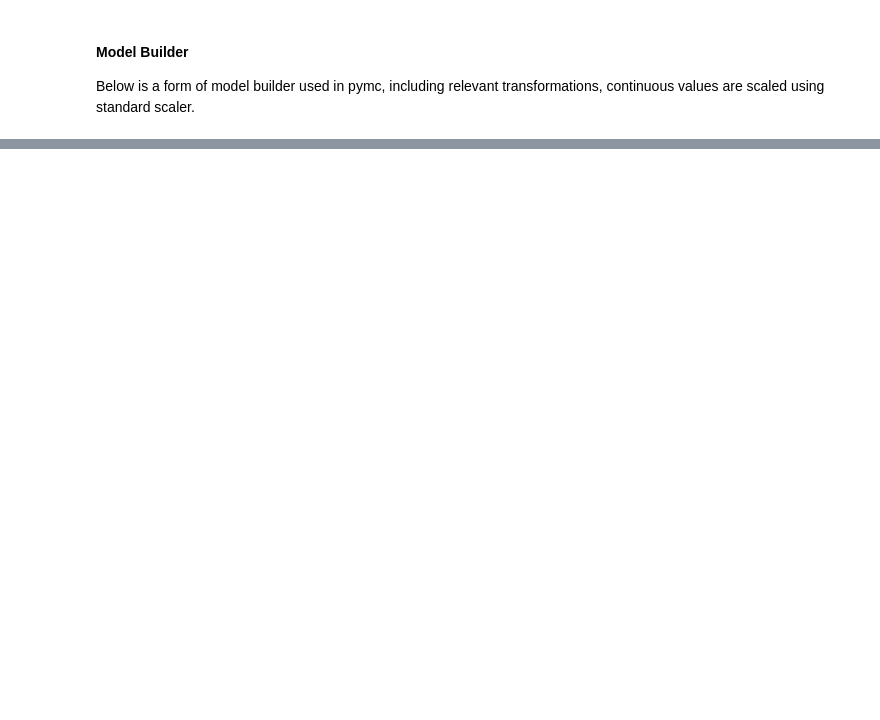
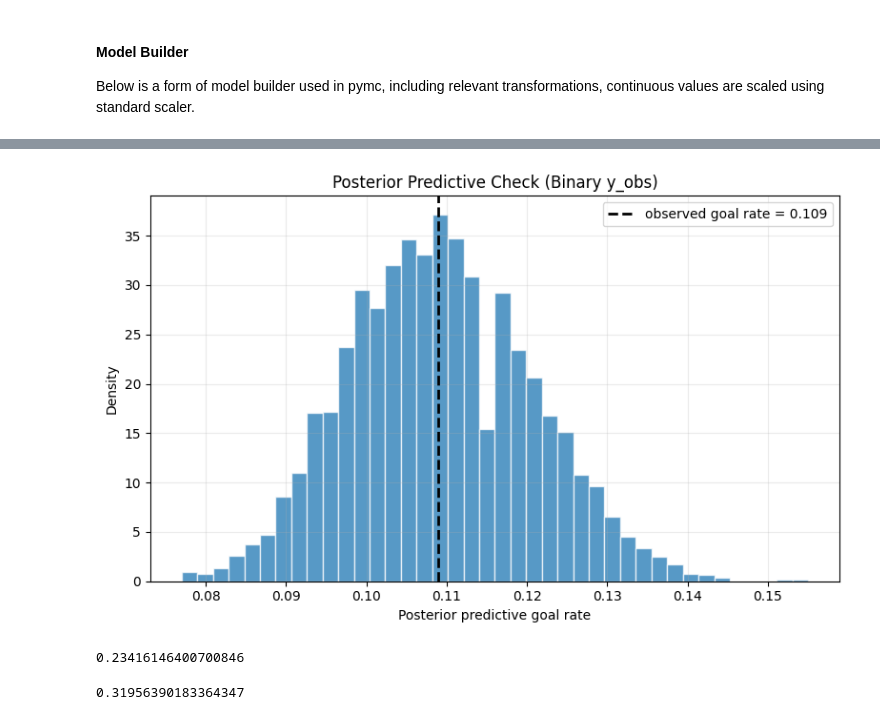
Before and after one commit to addybrown/DataScienceProjects, a Jupyter notebook: BayesianXgModel/model.ipynb, the cells around one changed output, grey strips where cells are left out. Saved outputs shown, nothing was run; the diff lists cells and outputs as text; code cells hidden in the pictures; blank space fills up the shorter version.

Commit message:
fix to bayesian xg model

```diff
--- a/BayesianXgModel/model.ipynb
+++ b/BayesianXgModel/model.ipynb
@@ -736,0 +664,8 @@ class BayesianXg:
+# %%
+df = pd.read_csv("data/bayesian_sample_data.csv")[:1000]
+df_non_missing = pd.read_csv("data/bayesian_model_non_missing.csv")[:1000]
+df_only_xy = pd.read_csv("data/bayesian_only_xy.csv")[:1000]
+# %%
+bayesian_xg = BayesianXg(method="nutpie")
+# %%
+bayesian_xg.fit(df, target_col="is_goal")
@@ -736,0 +685,3 @@ class BayesianXg:
+# %%
+pps_full = bayesian_xg._posterior_predict_sampling(df, target_col="is_goal", n_samples=1000)
+pps_xy = bayesian_xg._posterior_predict_sampling(df_only_xy, target_col="is_goal", n_samples=1000)
@@ -736,0 +735,25 @@ class BayesianXg:
+# %%
+# Binary PPC check without sample_dims issues
+import numpy as np
+import matplotlib.pyplot as plt
+
+idata_pps_full = pps_full if hasattr(pps_full, "posterior_predictive") else pps_full.to_inference_data()
+
+y_obs = np.asarray(idata_pps_full["observed_data"].ds["y_obs"]).astype(int).ravel()
+y_rep = np.asarray(idata_pps_full["posterior_predictive"].ds["y_obs"]).reshape(-1, y_obs.size)
+
+pred_goal_rate = y_rep.mean(axis=1)
+obs_goal_rate = y_obs.mean()
+
+plt.figure(figsize=(8, 5))
+plt.hist(pred_goal_rate, bins=40, density=True, alpha=0.75, color="tab:blue", edgecolor="white")
+plt.axvline(obs_goal_rate, color="black", linestyle="--", linewidth=2, label=f"observed goal rate = {obs_goal_rate:.3f}")
+plt.xlabel("Posterior predictive goal rate")
+plt.ylabel("Density")
+plt.title("Posterior Predictive Check (Binary y_obs)")
+plt.grid(alpha=0.25)
+plt.legend()
+plt.tight_layout()
+plt.show()
+# %% [output]
+[figure, added]
@@ -736,0 +766,9 @@ class BayesianXg:
+# %%
+from sklearn.metrics import roc_auc_score, brier_score_loss, log_loss
+log_loss(df["is_goal"], df["xg_mean"])
+# %% [output]
+0.23416146400700846
+# %%
+log_loss(df["is_goal"], df["xg_mean_only_xy"])
+# %% [output]
+0.31956390183364347
```
Also changed, not shown: parts of 15 cells of this notebook, 3 other files.
